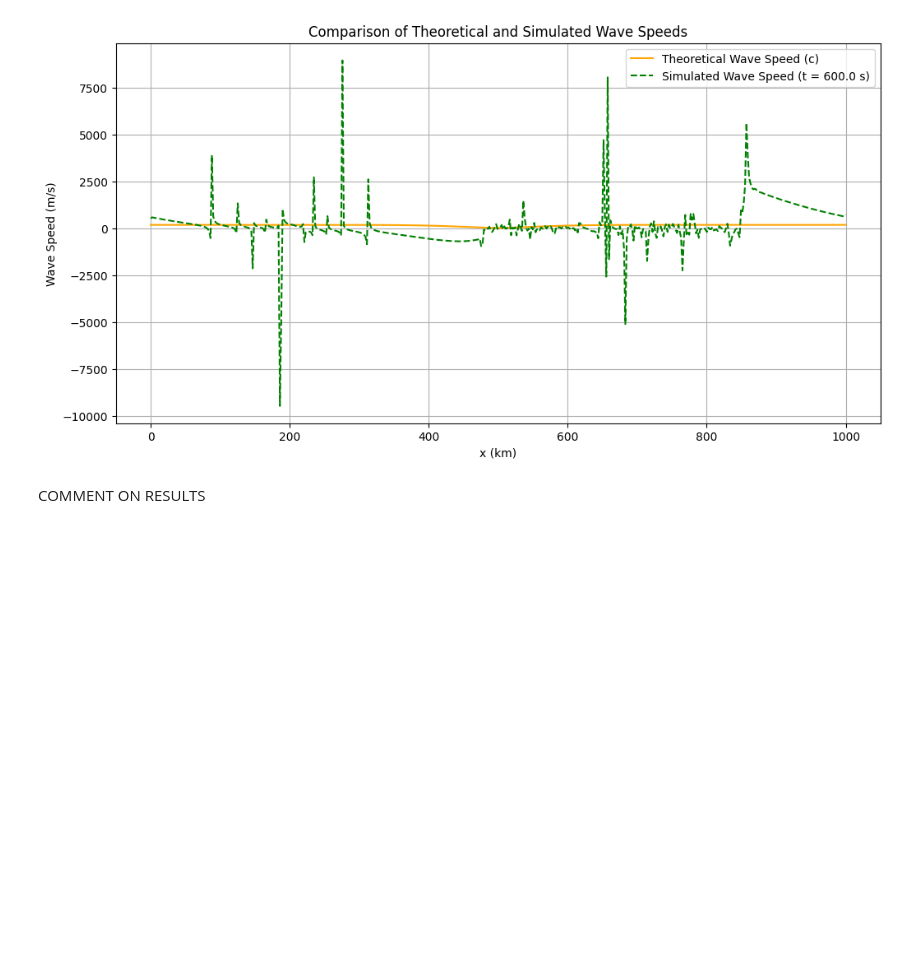
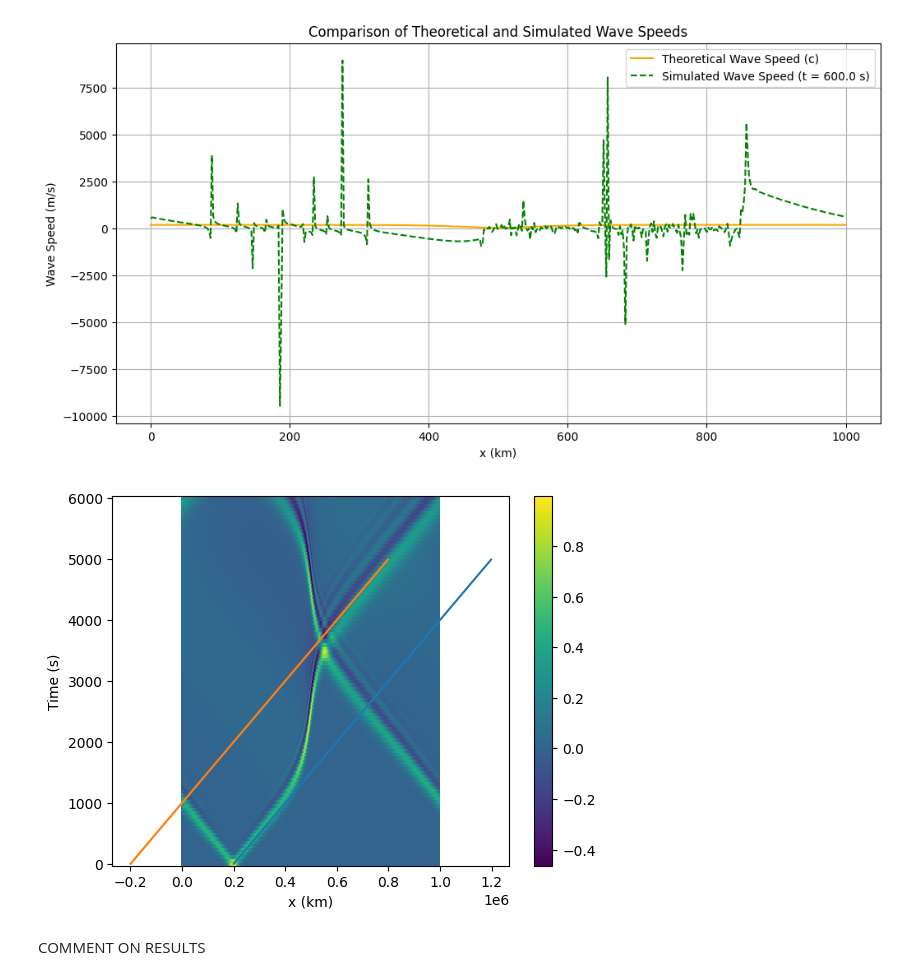
Before and after one commit to yu-huang-1/QCES, a Jupyter notebook: Project3_tsunami.ipynb, the cells around one changed output. Drawn from its saved outputs; the diff is of its cells as text; code cells hidden in the pictures; blank space fills up the shorter version.

```diff
--- a/Project3_tsunami.ipynb
+++ b/Project3_tsunami.ipynb
@@ -281,6 +267,17 @@ plt.grid()
 plt.show()
 # %% [output]
 [figure]
+# %%
+plt.pcolor(x, t_save, h_save)
+
+plt.plot(x+2e5, x/200)
+plt.plot(x-2e5, x/200)
+plt.xlabel('x (km)')
+plt.ylabel('Time (s)')
+plt.colorbar()
+plt.show()
+# %% [output]
+[figure, added]
 # %% [markdown]
 COMMENT ON RESULTS
 # %% [markdown]
```
Also changed, not shown: parts of 5 cells of this notebook.
